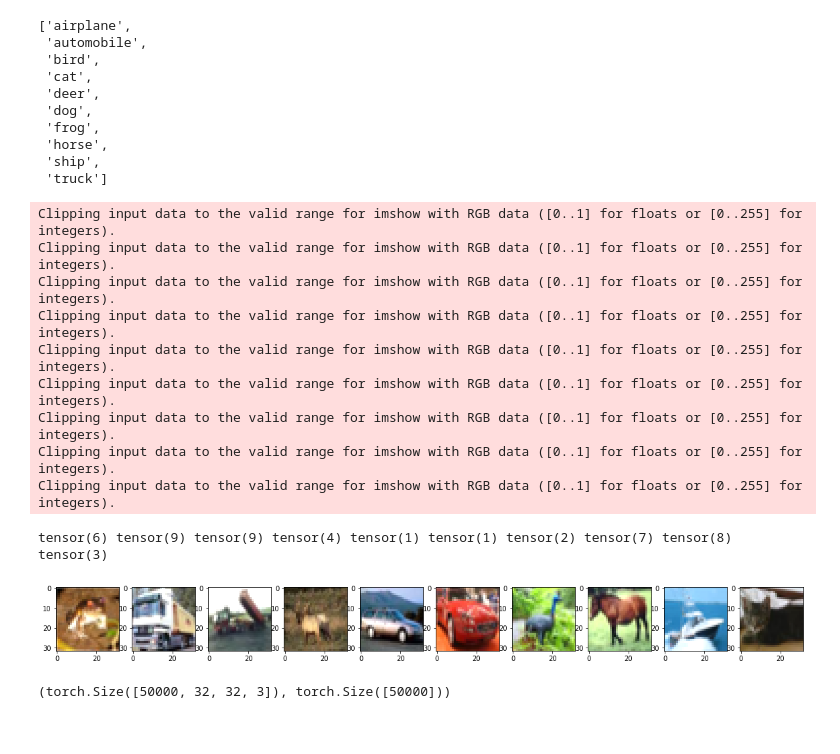
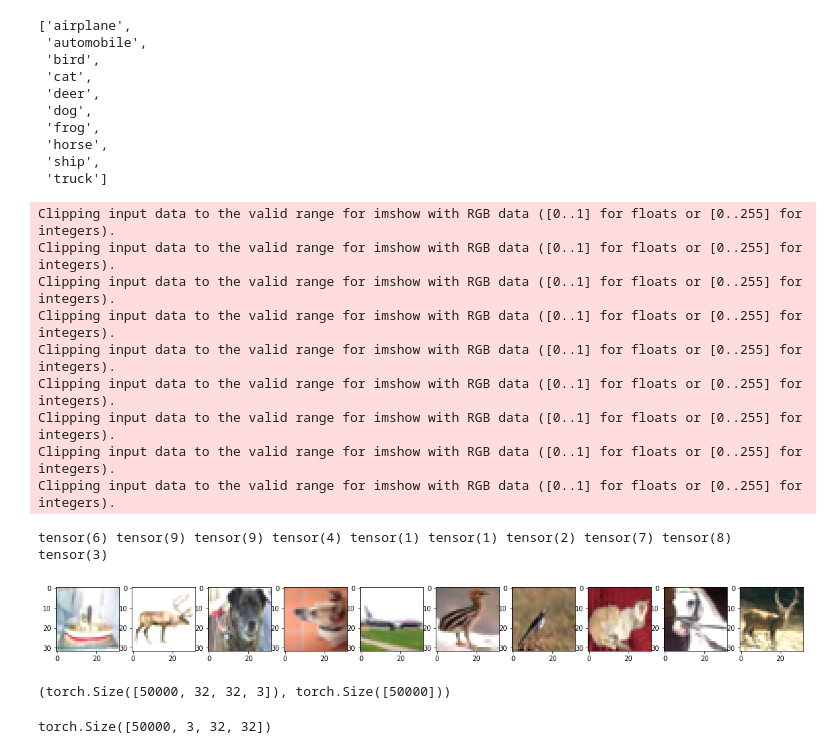
Before and after one commit to Jumas-Cola/Neural_Networks_and_CV, a Jupyter notebook: PyTorch_LeNet_CIFAR.ipynb, the cells around one changed output. Saved outputs shown, nothing was run; the diff lists cells and outputs as text; code cells hidden in the pictures.

```diff
--- a/PyTorch_LeNet_CIFAR.ipynb
+++ b/PyTorch_LeNet_CIFAR.ipynb
@@ -53,23 +53,23 @@ CIFAR_train.classes
 # %%
 import matplotlib.pyplot as plt
 
 plt.figure(figsize=(20, 2))
 for i in range(10):
   plt.subplot(1, 10, i + 1)
-  plt.imshow(X_train[i])
+  plt.imshow(X_train[np.random.randint(0, len(y_train) - 1)])
   print(y_train[i], end=' ')
 # %% [output]
 Clipping input data to the valid range for imshow with RGB data ([0..1] for floats or [0..255] for integers).
 Clipping input data to the valid range for imshow with RGB data ([0..1] for floats or [0..255] for integers).
 Clipping input data to the valid range for imshow with RGB data ([0..1] for floats or [0..255] for integers).
 Clipping input data to the valid range for imshow with RGB data ([0..1] for floats or [0..255] for integers).
 Clipping input data to the valid range for imshow with RGB data ([0..1] for floats or [0..255] for integers).
 Clipping input data to the valid range for imshow with RGB data ([0..1] for floats or [0..255] for integers).
 Clipping input data to the valid range for imshow with RGB data ([0..1] for floats or [0..255] for integers).
 Clipping input data to the valid range for imshow with RGB data ([0..1] for floats or [0..255] for integers).
 Clipping input data to the valid range for imshow with RGB data ([0..1] for floats or [0..255] for integers).
 tensor(6) tensor(9) tensor(9) tensor(4) tensor(1) tensor(1) tensor(2) tensor(7) tensor(8) tensor(3)
-[figure, old version]
+[figure, new version]
 # %%
 X_train.shape, y_train.shape
 # %% [output]
@@ -77,6 +77,10 @@ X_train.shape, y_train.shape
 # %%
 X_train = X_train.permute(0, 3, 1, 2)
 X_test = X_test.permute(0, 3, 1, 2)
+# %%
+X_train.shape
+# %% [output]
+torch.Size([50000, 3, 32, 32])
 # %%
 class LeNet5(torch.nn.Module):
   def __init__(self,
```
Also changed, not shown: parts of 5 cells of this notebook.
